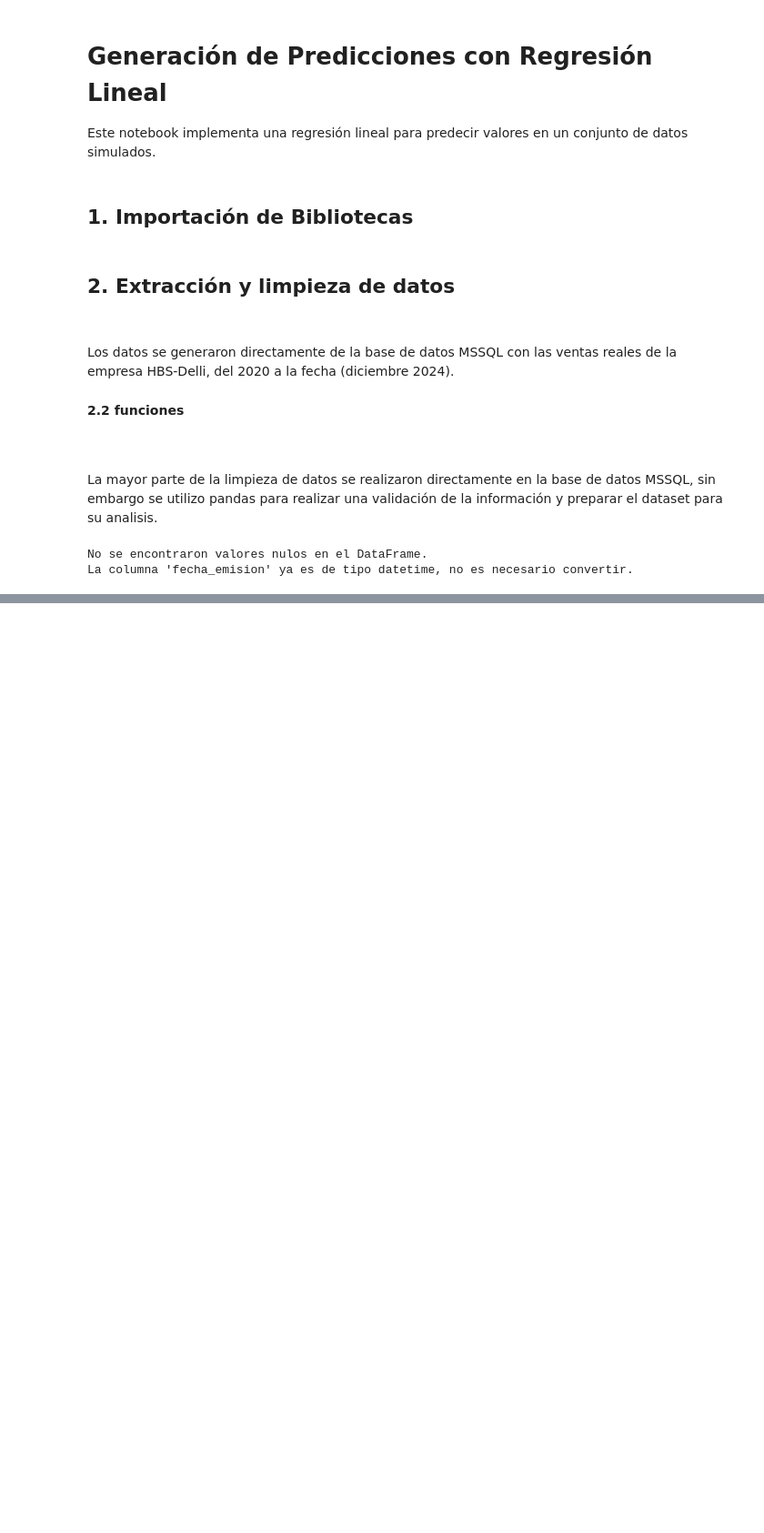
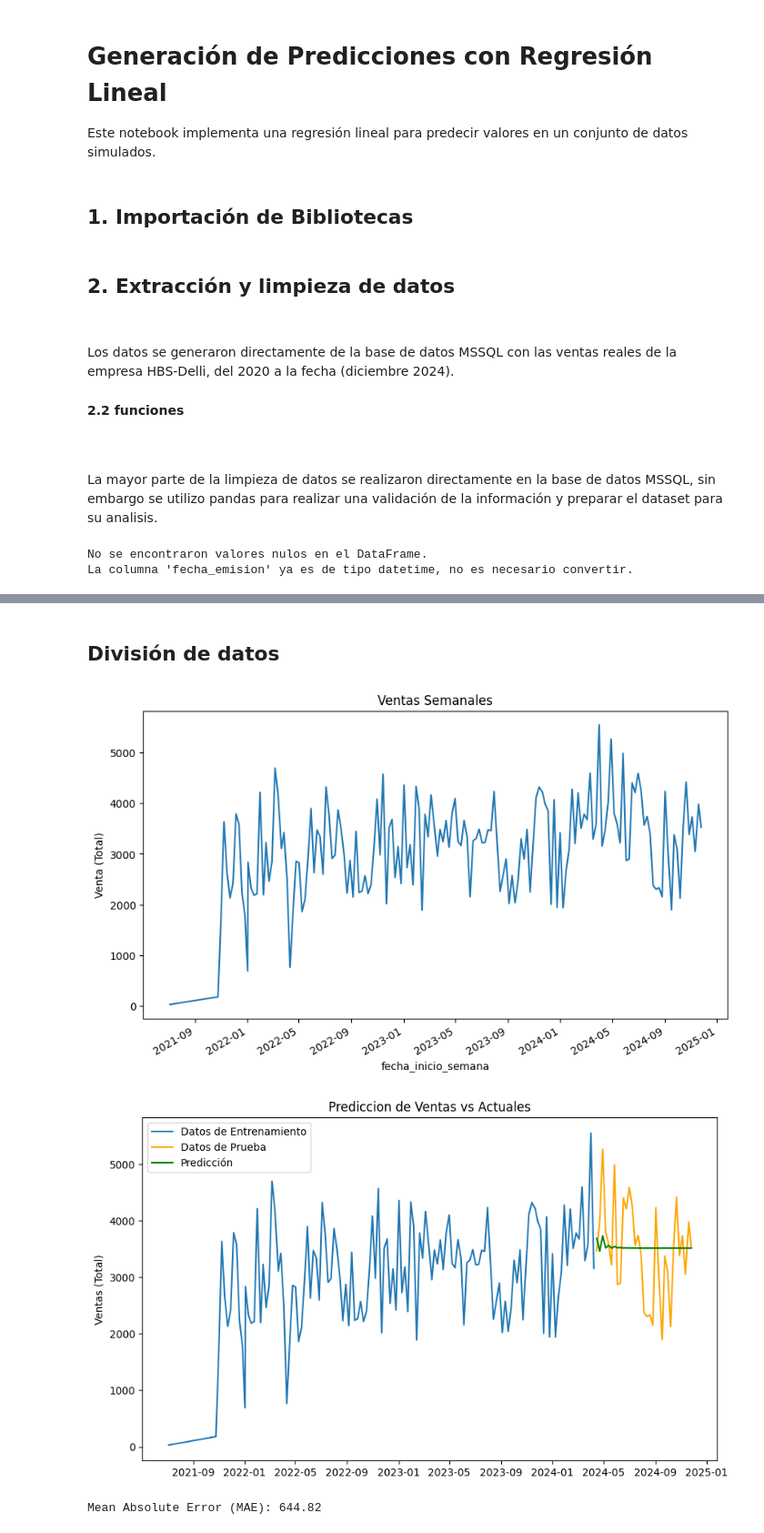
Before and after one commit to jorgec79mx/CapstoneProject_Final, a Jupyter notebook: notebooks/Prediccion_Delli_SeriesTemporales.ipynb, the cells around one changed output, grey strips where cells are left out. Shown at 91% size. Saved outputs shown, nothing was run; the diff lists cells and outputs as text; code cells hidden in the pictures; blank space fills up the shorter version.

```diff
--- a/notebooks/Prediccion_Delli_SeriesTemporales.ipynb
+++ b/notebooks/Prediccion_Delli_SeriesTemporales.ipynb
@@ -16,7 +16,7 @@ from sklearn.metrics import mean_squared_error, mean_absolute_error, r2_score
 
 Los datos se generaron directamente de la base de datos MSSQL con las ventas reales de la empresa HBS-Delli, del 2020 a la fecha (diciembre 2024).
 # %%
-df = pd.read_excel("../data/Ventas_CapstoneProject_Agrupado.xlsx", sheet_name="Ventas")
+df = pd.read_excel("../data/Ventas_CapstoneProject_Agrupado.xlsx", sheet_name="Por_Semana")
 # %% [markdown]
 **2.2 funciones**
 # %%
@@ -35,7 +35,7 @@ def eliminar_datos_atipicos(input_df):
     df_sin_picos = input_df[(input_df['cantidad'] >= lower_bound) & (input_df['cantidad'] <= upper_bound)]
 
     #Comentar si se quieren utilizar datos atipicos
-    # df = df_sin_picos
+    df = df_sin_picos
 
     return df_sin_picos
 # %% [markdown]
@@ -54,6 +54,8 @@ else:
 df = df.rename(columns={'FechaEmision': 'fecha_emision'
                         , "Empresa": "empresa"
                         , "Semana_Anio": "semana_anio"
+                        , "Anio": "anio"
+                        , "Fecha_Inicio_Semana": "fecha_inicio_semana"
                         })
 
 # Preparando informacion del artículo
@@ -142,0 +112,48 @@ KeyError: "['Cantidad', 'FechaEmision', 'Numero_Orden', 'Nombre_Cliente', 'Desc_
+# %% [markdown]
+<h2>División de datos</h2>
+# %%
+import matplotlib.pyplot as plt
+from statsmodels.tsa.arima.model import ARIMA
+from sklearn.metrics import mean_absolute_error
+
+# Metrica de cantidad de ventas (suma) agrupado por fecha semanal
+df_filtro = df[df["numero_articulo"] == 2429].copy()
+df_sales = df_filtro.groupby('fecha_inicio_semana')['cantidad'].sum()
+
+# Indice ordenado cronologicamente
+df_sales = df_sales.sort_index()
+
+# Gráfica de series de tiempo
+plt.figure(figsize=(10, 6))
+df_sales.plot(title="Ventas Semanales", ylabel="Venta (Total)")
+plt.show()
+
+# Datos de entrenamiento
+train_size = int(len(df_sales) * 0.8)
+train, test = df_sales[:train_size], df_sales[train_size:]
+
+# Entrenando el modelo ARIMA
+model = ARIMA(train, order=(5, 1, 1))  # Adjust (p, d, q) for better performance
+model_fit = model.fit()
+
+# Predicciones de prueba
+forecast = model_fit.forecast(steps=len(test))
+forecast_index = test.index
+
+# Graficando prediccion vs valores reales
+plt.figure(figsize=(10, 6))
+plt.plot(train.index, train, label="Datos de Entrenamiento")
+plt.plot(test.index, test, label="Datos de Prueba", color="orange")
+plt.plot(forecast_index, forecast, label="Predicción", color="green")
+plt.legend()
+plt.title("Prediccion de Ventas vs Actuales")
+plt.ylabel("Ventas (Total)")
+plt.show()
+
+# Evaludando el modelo
+mae = mean_absolute_error(test, forecast)
+print(f"Mean Absolute Error (MAE): {mae:.2f}")
+# %% [output]
+[figure, added]
+[figure, added]
+Mean Absolute Error (MAE): 644.82
```
Also changed, not shown: parts of 9 cells of this notebook, 2 other files.
